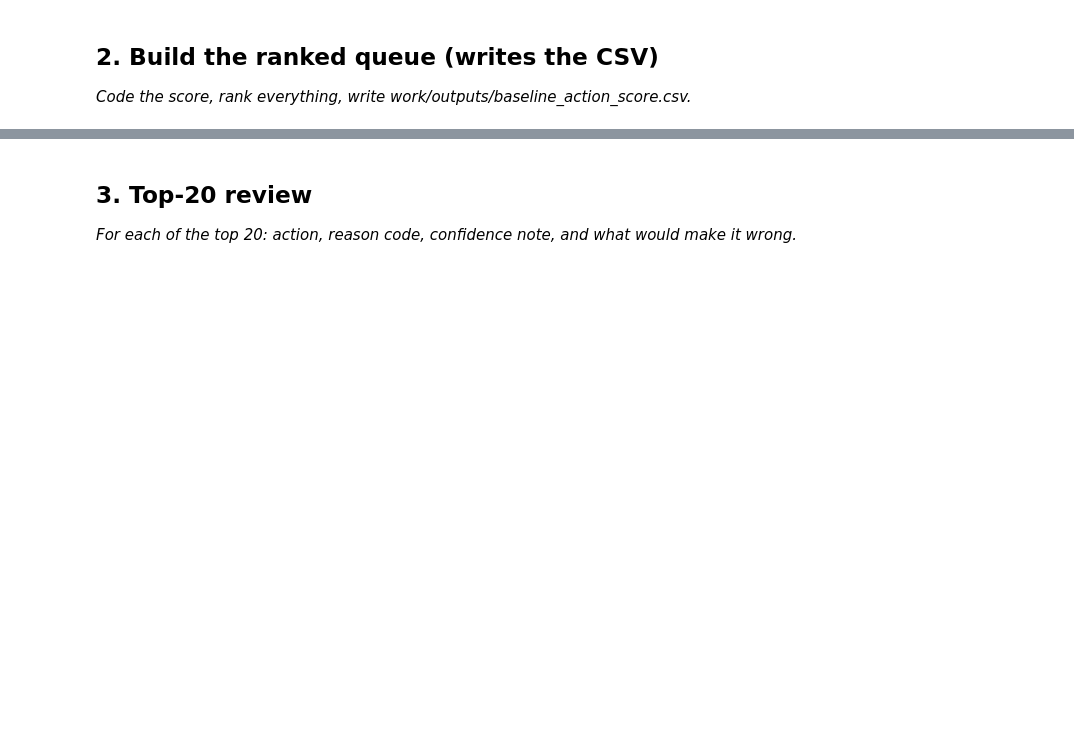
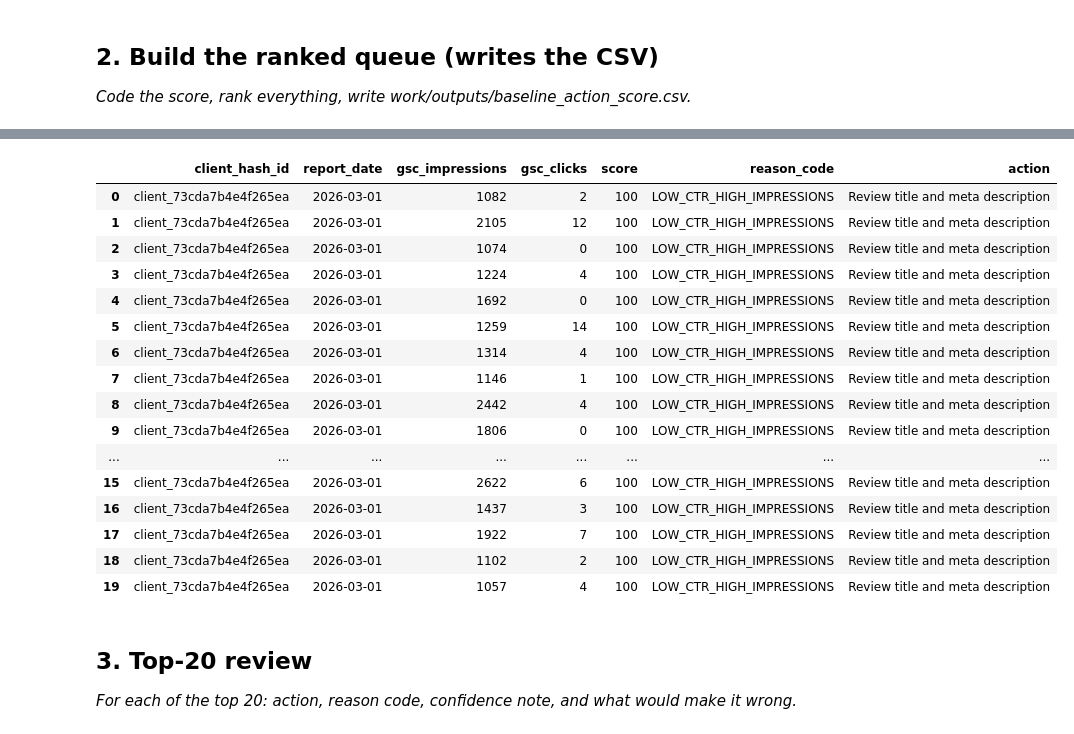
Before and after one commit to rizwanmahnoor1905-web/Machine-learning-track, a Jupyter notebook: work/notebooks/w04_baseline_score.ipynb, the cells around one changed output, grey strips where cells are left out. Saved outputs shown, nothing was run; the diff lists cells and outputs as text; code cells hidden in the pictures; blank space fills up the shorter version.

```diff
--- a/work/notebooks/w04_baseline_score.ipynb
+++ b/work/notebooks/w04_baseline_score.ipynb
@@ -22,0 +52,54 @@ This skeleton is yours to fill. Work the sections **in order** — each one has
+# %%
+# This cell is for CODE (numbers, a query, a check).
+# Write your text answer in the cell ABOVE this one — typing sentences here breaks Run All.
+march_path = (
+    "hf://datasets/FlyRank/internship-warehouse/"
+    "fact_content_daily_performance/month=2026-03/*.parquet"
+)
+sample = con.sql(f"""
+SELECT *
+FROM read_parquet('{march_path}')
+LIMIT 20
+""").df()
+for col in sample.columns:
+    print(col)
+
+print(sample.columns)
+top20 = con.sql(f"""
+SELECT
+    client_hash_id,
+    report_date,
+    gsc_impressions,
+    gsc_clicks,
+
+    CASE
+        WHEN gsc_impressions >= 1000 AND gsc_clicks < 20 THEN 100
+        WHEN gsc_impressions >= 500 AND gsc_clicks < 20 THEN 75
+        ELSE 25
+    END AS score,
+
+    CASE
+        WHEN gsc_impressions >= 1000 AND gsc_clicks < 20
+            THEN 'LOW_CTR_HIGH_IMPRESSIONS'
+        WHEN gsc_impressions >= 500 AND gsc_clicks < 20
+            THEN 'LOW_CTR_MEDIUM_IMPRESSIONS'
+        ELSE 'NORMAL'
+    END AS reason_code,
+
+    CASE
+        WHEN gsc_impressions >= 500 AND gsc_clicks < 20
+            THEN 'Review title and meta description'
+        ELSE 'No action required'
+    END AS action
+
+FROM read_parquet('{march_path}')
+
+ORDER BY score DESC
+
+LIMIT 20
+""").df()
+
+top20
+
+top20
+# %% [output]
@@ -23,3 +123,20 @@ This skeleton is yours to fill. Work the sections **in order** — each one has
+|  | client_hash_id | report_date | gsc_impressions | gsc_clicks | score | reason_code | action |
+| 0 | client_73cda7b4e4f265ea | 2026-03-01 | 1082 | 2 | 100 | LOW_CTR_HIGH_IMPRESSIONS | Review title and meta description |
+| 1 | client_73cda7b4e4f265ea | 2026-03-01 | 2105 | 12 | 100 | LOW_CTR_HIGH_IMPRESSIONS | Review title and meta description |
+| 2 | client_73cda7b4e4f265ea | 2026-03-01 | 1074 | 0 | 100 | LOW_CTR_HIGH_IMPRESSIONS | Review title and meta description |
+| 3 | client_73cda7b4e4f265ea | 2026-03-01 | 1224 | 4 | 100 | LOW_CTR_HIGH_IMPRESSIONS | Review title and meta description |
+| 4 | client_73cda7b4e4f265ea | 2026-03-01 | 1692 | 0 | 100 | LOW_CTR_HIGH_IMPRESSIONS | Review title and meta description |
+| 5 | client_73cda7b4e4f265ea | 2026-03-01 | 1259 | 14 | 100 | LOW_CTR_HIGH_IMPRESSIONS | Review title and meta description |
+| 6 | client_73cda7b4e4f265ea | 2026-03-01 | 1314 | 4 | 100 | LOW_CTR_HIGH_IMPRESSIONS | Review title and meta description |
+| 7 | client_73cda7b4e4f265ea | 2026-03-01 | 1146 | 1 | 100 | LOW_CTR_HIGH_IMPRESSIONS | Review title and meta description |
+| 8 | client_73cda7b4e4f265ea | 2026-03-01 | 2442 | 4 | 100 | LOW_CTR_HIGH_IMPRESSIONS | Review title and meta description |
+| 9 | client_73cda7b4e4f265ea | 2026-03-01 | 1806 | 0 | 100 | LOW_CTR_HIGH_IMPRESSIONS | Review title and meta description |
+| ... | ... | ... | ... | ... | ... | ... | ... |
+| 15 | client_73cda7b4e4f265ea | 2026-03-01 | 2622 | 6 | 100 | LOW_CTR_HIGH_IMPRESSIONS | Review title and meta description |
+| 16 | client_73cda7b4e4f265ea | 2026-03-01 | 1437 | 3 | 100 | LOW_CTR_HIGH_IMPRESSIONS | Review title and meta description |
+| 17 | client_73cda7b4e4f265ea | 2026-03-01 | 1922 | 7 | 100 | LOW_CTR_HIGH_IMPRESSIONS | Review title and meta description |
+| 18 | client_73cda7b4e4f265ea | 2026-03-01 | 1102 | 2 | 100 | LOW_CTR_HIGH_IMPRESSIONS | Review title and meta description |
+| 19 | client_73cda7b4e4f265ea | 2026-03-01 | 1057 | 4 | 100 | LOW_CTR_HIGH_IMPRESSIONS | Review title and meta description |
 # %% [markdown]
 ## 3. Top-20 review
 
```
Also changed, not shown: parts of 10 cells of this notebook.
